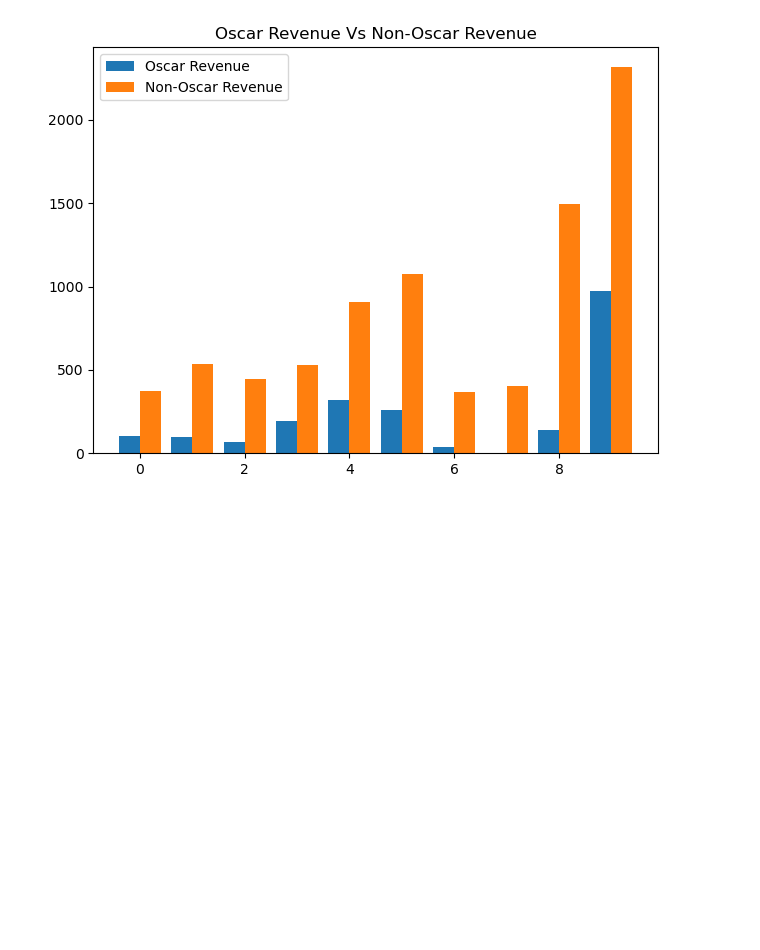
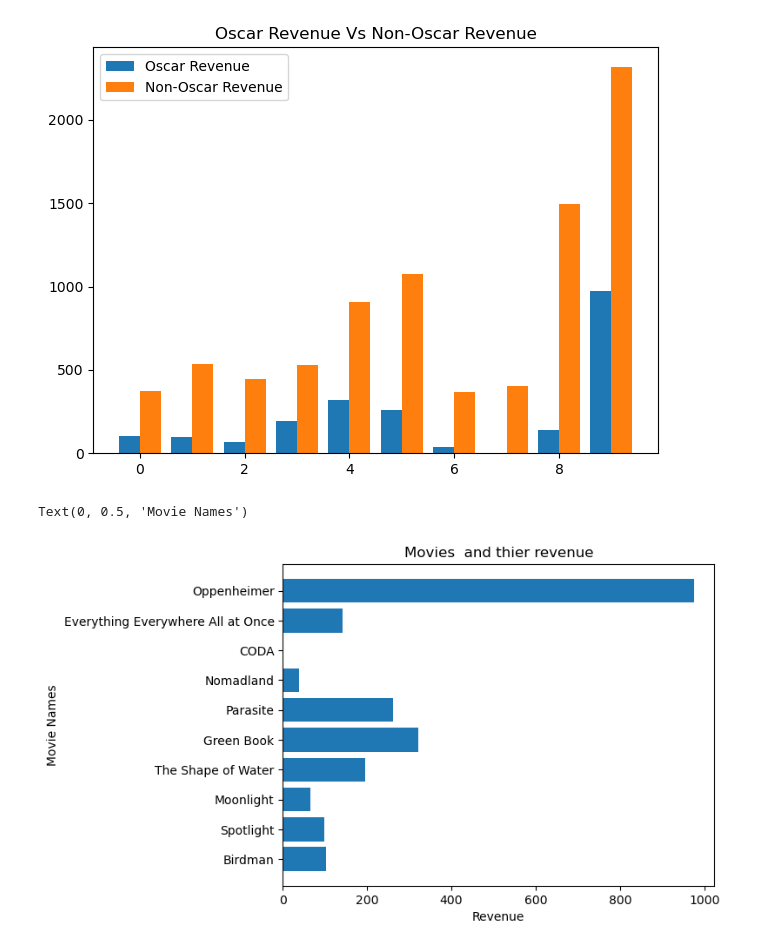
Before and after one commit to mihirgupta665/PRIME-AI-And-ML-, a Jupyter notebook: 5_Data_Visualization/2_All_Plots._Charts.ipynb, the cells around one changed output. Cells and saved outputs as stored; diff of their text form; code cells hidden in the pictures; blank space fills up the shorter version.

```diff
--- a/5_Data_Visualization/2_All_Plots._Charts.ipynb
+++ b/5_Data_Visualization/2_All_Plots._Charts.ipynb
@@ -68,3 +67,14 @@ plt.tight_layout()
 plt.show()
 # %% [output]
 [figure]
+# %%
+oscar_movies = ["Birdman", "Spotlight", "Moonlight", "The Shape of Water", "Green Book", "Parasite",
+                "Nomadland", "CODA", "Everything Everywhere All at Once", "Oppenheimer"]
+oscar_revenues = [103, 98, 65, 195, 321, 262, 39, 2, 141, 975]
+plt.barh(oscar_movies, oscar_revenues)  # y-axis, x-axis unlike bar(X,Y)  barh is barh(Y,X)
+plt.title("Movies  and thier revenue")
+plt.xlabel("Revenue")
+plt.ylabel("Movie Names")
+# %% [output]
+Text(0, 0.5, 'Movie Names')
+[figure, added]
```
Also changed, not shown: parts of 3 cells of this notebook, 3 other files.
